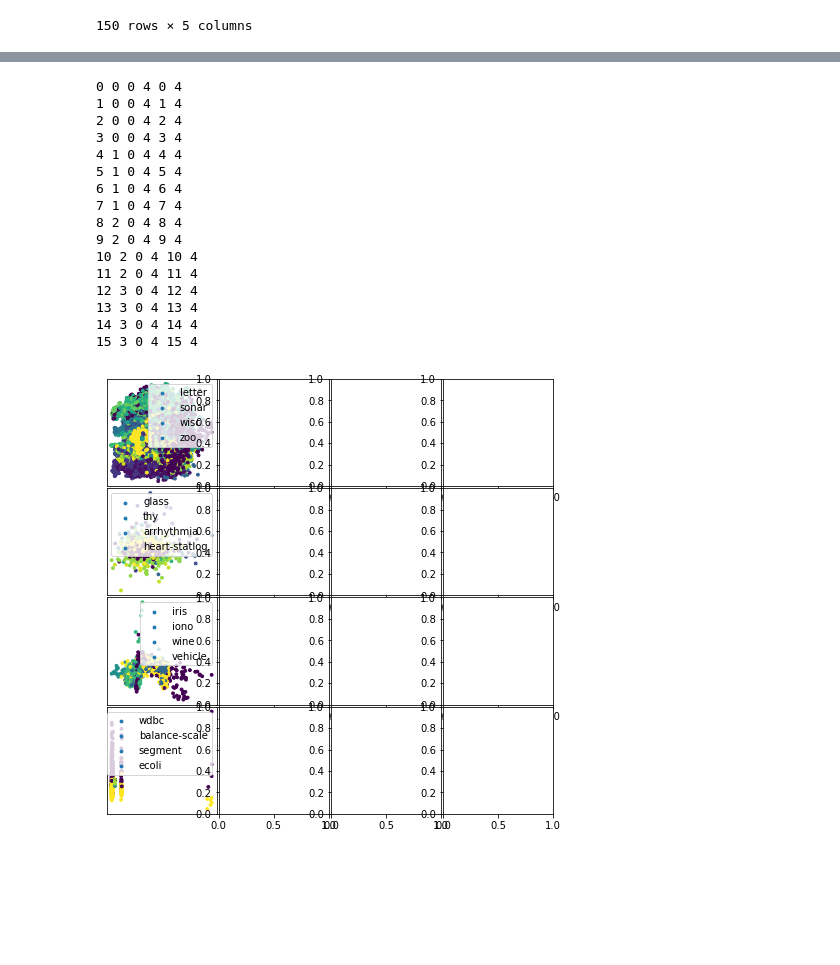
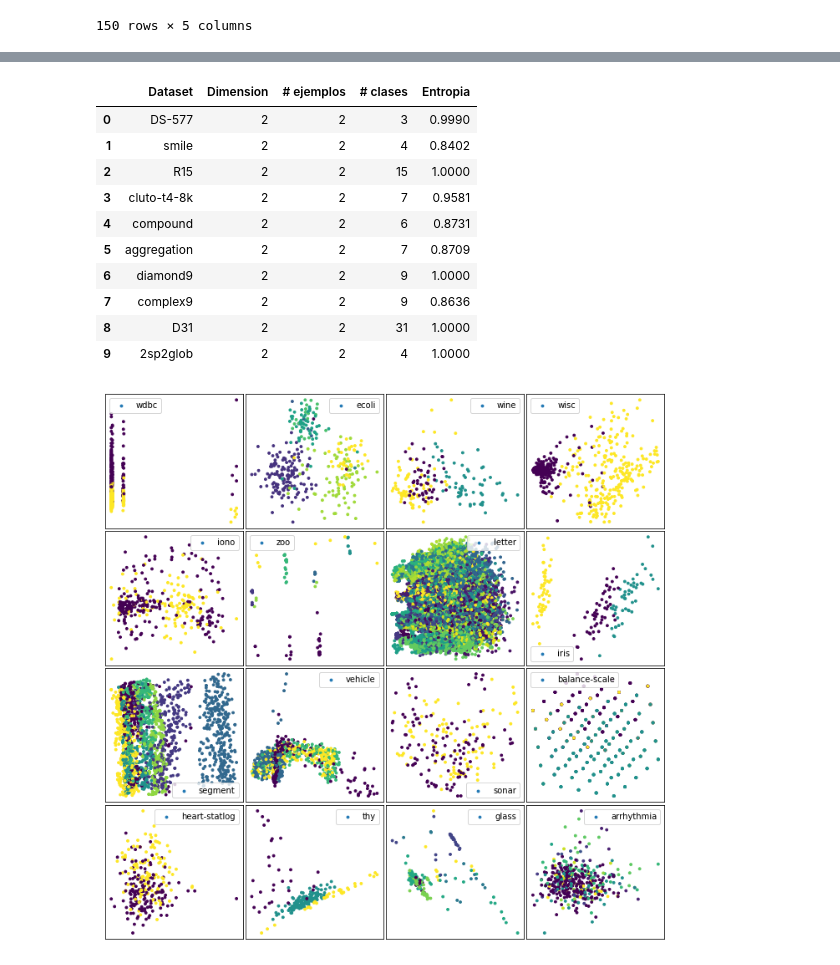
Before and after one commit to kyriox/prototipos, a Jupyter notebook: EjemploSampleos.ipynb, the cells around one changed output, grey strips where cells are left out. Drawn from its saved outputs; the diff is of its cells as text; code cells hidden in the pictures; blank space fills up the shorter version.

```diff
--- a/EjemploSampleos.ipynb
+++ b/EjemploSampleos.ipynb
@@ -13,0 +31,9 @@ from sampler import Initializer
+# %%
+# Funcion para medir el class imblance recibe el conjunto de etiquetas y
+
+def entropy(y):
+    bins=Counter(y)
+    n,k=len(y), len(bins)
+    emp_dist=np.array([c/n for k,c in bins.items()])
+    E=-emp_dist*np.log(emp_dist)
+    return np.round(E.sum()/np.log(k),4)
@@ -61,21 +93,21 @@ euclidean(Po,Ps)
-# %%
-# Graficas datos sinteticos
-fig, axes=plt.subplots(2,5)
-for ds in sdata:
-    ddf=pd.DataFrame(arff
 # %%
 # Graficas datos sinteticos
 n,m=2,5
+descs=[]
 fig, axes=plt.subplots(n,m, figsize=(16,8))
 for i,ds in enumerate(sdata):
+    nom=ds.split('/')[-1].split('.')[0]
     ddf=pd.DataFrame(arff.loadarff(ds)[0])
     y,X=ddf['class'].values,ddf.drop(columns=['class']).values
     lc=list(set(y))
     c=[lc.index(l) for l in y]
-    ax=axes[i//m,(n*i)%m]
-    ax.scatter(X[:,0],X[:,1],c=c,s=8,label=ds.split('/')[-1].split('.')[0])
+    ax=axes[i//m,i%m]
+    ax.scatter(X[:,0],X[:,1],c=c,s=8,label=nom)
     ax.set_yticks([])
     ax.set_xticks([])
     ax.legend()
+    descs.append({'Dataset':nom,'Dimension':X.shape[1], '# ejemplos':X.shape[1], '# clases':len(lc),
+                 'Entropia': entropy(y)})
+descs=pd.DataFrame(descs)
 plt.subplots_adjust(wspace=0.02,hspace=0.02)
 # %% [output]
@@ -83,2 +115,16 @@ plt.subplots_adjust(wspace=0.02,hspace=0.02)
+# %%
+descs
+# %% [output]
+|  | Dataset | Dimension | # ejemplos | # clases | Entropia |
+| 0 | DS-577 | 2 | 2 | 3 | 0.9990 |
+| 1 | smile | 2 | 2 | 4 | 0.8402 |
+| 2 | R15 | 2 | 2 | 15 | 1.0000 |
+| 3 | cluto-t4-8k | 2 | 2 | 7 | 0.9581 |
+| 4 | compound | 2 | 2 | 6 | 0.8731 |
+| 5 | aggregation | 2 | 2 | 7 | 0.8709 |
+| 6 | diamond9 | 2 | 2 | 9 | 1.0000 |
+| 7 | complex9 | 2 | 2 | 9 | 0.8636 |
+| 8 | D31 | 2 | 2 | 31 | 1.0000 |
+| 9 | 2sp2glob | 2 | 2 | 4 | 1.0000 |
 # %%
 from sklearn.decomposition import PCA
@@ -85,36 +132,25 @@ from sklearn.decomposition import PCA
 # %%
 # Graficas datos reales
 n,m=4,4
-fig, axes=plt.subplots(n,m, figsize=(8,8))
+fig, axes=plt.subplots(n,m, figsize=(12,12))
+descr=[]
 for i,ds in enumerate(rdata):
+    nom=ds.split('/')[-1].split('.')[0]
     ddf=pd.DataFrame(arff.loadarff(ds)[0])
     y,X=ddf['class'].values,ddf.drop(columns=['class']).values
     pca = PCA(n_components=2)
+    #tsne = TSNE(n_components=2,random_state=5)
     Xp=pca.fit_transform(X)
     lc=list(set(y))
     c=[lc.index(l) for l in y]
-    ax=axes[i//m,(n*i)%m]
-    print(i,i//m,n*i%m,n,i,m)
-    ax.scatter(Xp[:,0],Xp[:,1],c=c,s=8,label=ds.split('/')[-1].split('.')[0])
+    ax=axes[i//m,i%m]
+    ax.scatter(Xp[:,0],Xp[:,1],c=c,s=8,label=nom)
     ax.set_yticks([])
     ax.set_xticks([])
     ax.legend()
+    descr.append({'Dataset':nom,'Dimension':X.shape[1], '# ejemplos':X.shape[1], '# clases':len(lc),
+                 'Entropia': entropy(y)})
+descr=pd.DataFrame(descr)
 plt.subplots_adjust(wspace=0.02,hspace=0.02)
 # %% [output]
-0 0 0 4 0 4
-1 0 0 4 1 4
-2 0 0 4 2 4
-3 0 0 4 3 4
-4 1 0 4 4 4
-5 1 0 4 5 4
-6 1 0 4 6 4
-7 1 0 4 7 4
-8 2 0 4 8 4
-9 2 0 4 9 4
-10 2 0 4 10 4
-11 2 0 4 11 4
-12 3 0 4 12 4
-13 3 0 4 13 4
-14 3 0 4 14 4
-15 3 0 4 15 4
-[figure, old version]
+[figure, new version]
```
Also changed, not shown: parts of 7 cells of this notebook.
